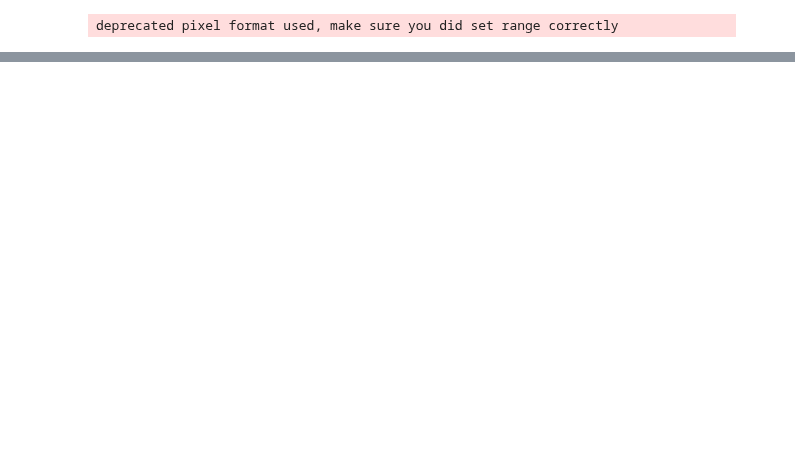
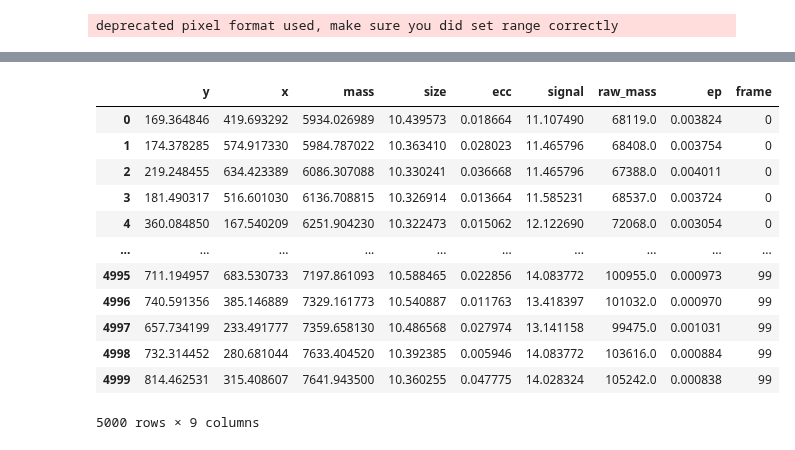
Before and after one commit to skandiz/MasterThesis, a Jupyter notebook: tracking/hough_trajTracking.ipynb, the cells around one changed output, grey strips where cells are left out. Drawn from its saved outputs; the diff is of its cells as text; code cells hidden in the pictures; blank space fills up the shorter version.

```diff
--- a/tracking/hough_trajTracking.ipynb
+++ b/tracking/hough_trajTracking.ipynb
@@ -58,15 +205,15 @@ def hough_preprocessing(image, x1, y1, x2, y2):
 # %%
 # SETUP
-preload_load_data = False # takes 20 min
+preload_load_data = True # takes 20 min
 merge_frame = 32269
 data = hough_preprocessing(pims.open('./data/movie.mp4'), 40, 55, 895, 910)
 if preload_load_data:
     data_preload = list(data[:merge_frame])
 
+traj_part = "pre_merge"
 startFrame = 0
 endFrame = merge_frame
 frames = np.arange(startFrame, endFrame, 1)
-frames_opt = np.sort(random.sample(list(frames), 5000))
 correct_n = 50
 default_parameters = {"dp": 1.5, "minDist": 15, "param1": 100, "param2": 0.8, "minRadius": 15, "maxRadius": 25}
 # %% [output]
@@ -222,15 +220,0 @@ if len(err_frames) == 0:
-# %%
-if 1:
-    # save to txt parameters:
-    with open('./results/tracking_data/hough/hough_pre_merge.txt', 'w') as f:
-        f.write(json.dumps(parameters))
-    pre_merge_df, err_frames, error = hough_feature_location(data_preload, frames, correct_n, parameters, False)
-    pre_merge_df.to_parquet("./results/tracking_data/hough_pre_merge.parquet")
-else:
-    try:
-        parameters = json.load(open('./results/tracking_data/hough/hough_pre_merge.txt'))
-        pre_merge_df = pd.read_parquet("./results/tracking_data/hough/hough_pre_merge.parquet")
-        print(parameters)
-        display(pre_merge_df)
-    except:
-        raise Exception("No pre merge data found, run analysis first")
@@ -241,0 +442,25 @@ print(f"Percentage of error: {len(err_frames)}/{len(frames)}")
+# %%
+dropSize = 31
+minMass = 2000
+sep = 16
+nDrops = 50
+###############################################################################################
+#                                     FEATURES LOCATION                                       #
+###############################################################################################
+
+f = tp.batch(data_preload[:100], dropSize, minmass = minMass, separation = sep, topn = nDrops, engine = 'numba')
+display(f)
+# %% [output]
+|  | y | x | mass | size | ecc | signal | raw_mass | ep | frame |
+| 0 | 169.364846 | 419.693292 | 5934.026989 | 10.439573 | 0.018664 | 11.107490 | 68119.0 | 0.003824 | 0 |
+| 1 | 174.378285 | 574.917330 | 5984.787022 | 10.363410 | 0.028023 | 11.465796 | 68408.0 | 0.003754 | 0 |
+| 2 | 219.248455 | 634.423389 | 6086.307088 | 10.330241 | 0.036668 | 11.465796 | 67388.0 | 0.004011 | 0 |
+| 3 | 181.490317 | 516.601030 | 6136.708815 | 10.326914 | 0.013664 | 11.585231 | 68537.0 | 0.003724 | 0 |
+| 4 | 360.084850 | 167.540209 | 6251.904230 | 10.322473 | 0.015062 | 12.122690 | 72068.0 | 0.003054 | 0 |
+| ... | ... | ... | ... | ... | ... | ... | ... | ... | ... |
+| 4995 | 711.194957 | 683.530733 | 7197.861093 | 10.588465 | 0.022856 | 14.083772 | 100955.0 | 0.000973 | 99 |
+| 4996 | 740.591356 | 385.146889 | 7329.161773 | 10.540887 | 0.011763 | 13.418397 | 101032.0 | 0.000970 | 99 |
+| 4997 | 657.734199 | 233.491777 | 7359.658130 | 10.486568 | 0.027974 | 13.141158 | 99475.0 | 0.001031 | 99 |
+| 4998 | 732.314452 | 280.681044 | 7633.404520 | 10.392385 | 0.005946 | 14.083772 | 103616.0 | 0.000884 | 99 |
+| 4999 | 814.462531 | 315.408607 | 7641.943500 | 10.360255 | 0.047775 | 14.028324 | 105242.0 | 0.000838 | 99 |
+5000 rows × 9 columns
```
Also changed, not shown: parts of 18 cells of this notebook, 5 other files.
